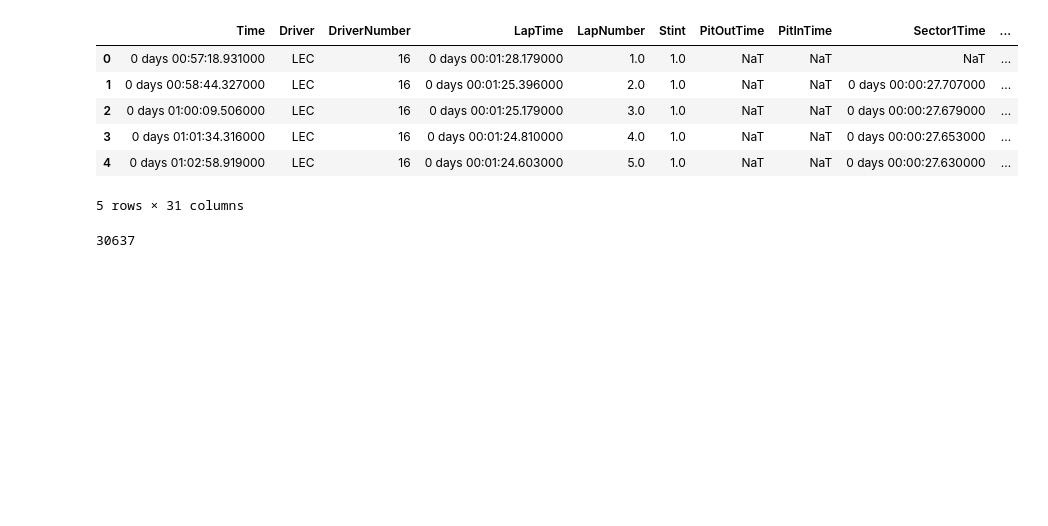
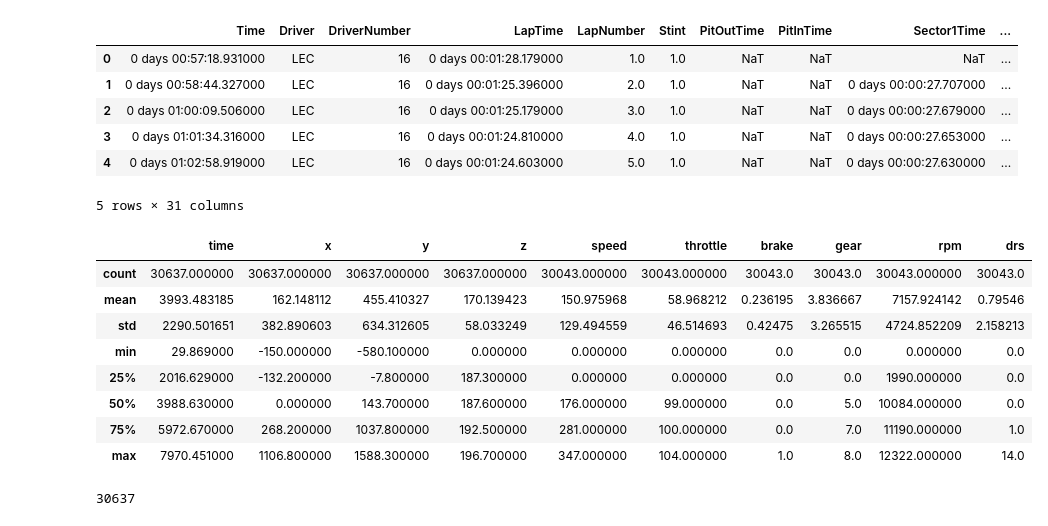
Before and after one commit to vhittuvalli/telemetry-platform, a Jupyter notebook: notebooks/explore_f1.ipynb, the cells around one changed output. Cells and saved outputs as stored; diff of their text form; code cells hidden in the pictures; blank space fills up the shorter version.

```diff
--- a/notebooks/explore_f1.ipynb
+++ b/notebooks/explore_f1.ipynb
@@ -118,6 +118,25 @@ session.laps.head()
 | 3 | 0 days 01:01:34.316000 | LEC | 16 | 0 days 00:01:24.810000 | 4.0 | 1.0 | NaT | NaT | 0 days 00:00:27.653000 | ... |
 | 4 | 0 days 01:02:58.919000 | LEC | 16 | 0 days 00:01:24.603000 | 5.0 | 1.0 | NaT | NaT | 0 days 00:00:27.630000 | ... |
 5 rows × 31 columns
+# %%
+from telemetry.f1 import get_driver_telemetry, to_standard_format
+
+tel = get_driver_telemetry(session, "LEC")
+std = to_standard_format(tel, "LEC")
+
+std.head()
+std.dtypes
+std.describe()
+# %% [output]
+|  | time | x | y | z | speed | throttle | brake | gear | rpm | drs |
+| count | 30637.000000 | 30637.000000 | 30637.000000 | 30637.000000 | 30043.000000 | 30043.000000 | 30043.0 | 30043.0 | 30043.000000 | 30043.0 |
+| mean | 3993.483185 | 162.148112 | 455.410327 | 170.139423 | 150.975968 | 58.968212 | 0.236195 | 3.836667 | 7157.924142 | 0.79546 |
+| std | 2290.501651 | 382.890603 | 634.312605 | 58.033249 | 129.494559 | 46.514693 | 0.42475 | 3.265515 | 4724.852209 | 2.158213 |
+| min | 29.869000 | -150.000000 | -580.100000 | 0.000000 | 0.000000 | 0.000000 | 0.0 | 0.0 | 0.000000 | 0.0 |
+| 25% | 2016.629000 | -132.200000 | -7.800000 | 187.300000 | 0.000000 | 0.000000 | 0.0 | 0.0 | 1990.000000 | 0.0 |
+| 50% | 3988.630000 | 0.000000 | 143.700000 | 187.600000 | 176.000000 | 99.000000 | 0.0 | 5.0 | 10084.000000 | 0.0 |
+| 75% | 5972.670000 | 268.200000 | 1037.800000 | 192.500000 | 281.000000 | 100.000000 | 0.0 | 7.0 | 11190.000000 | 1.0 |
+| max | 7970.451000 | 1106.800000 | 1588.300000 | 196.700000 | 347.000000 | 104.000000 | 1.0 | 8.0 | 12322.000000 | 14.0 |
 # %%
 from telemetry.f1 import get_driver_telemetry
 
```
Also changed, not shown: 1 other file.
